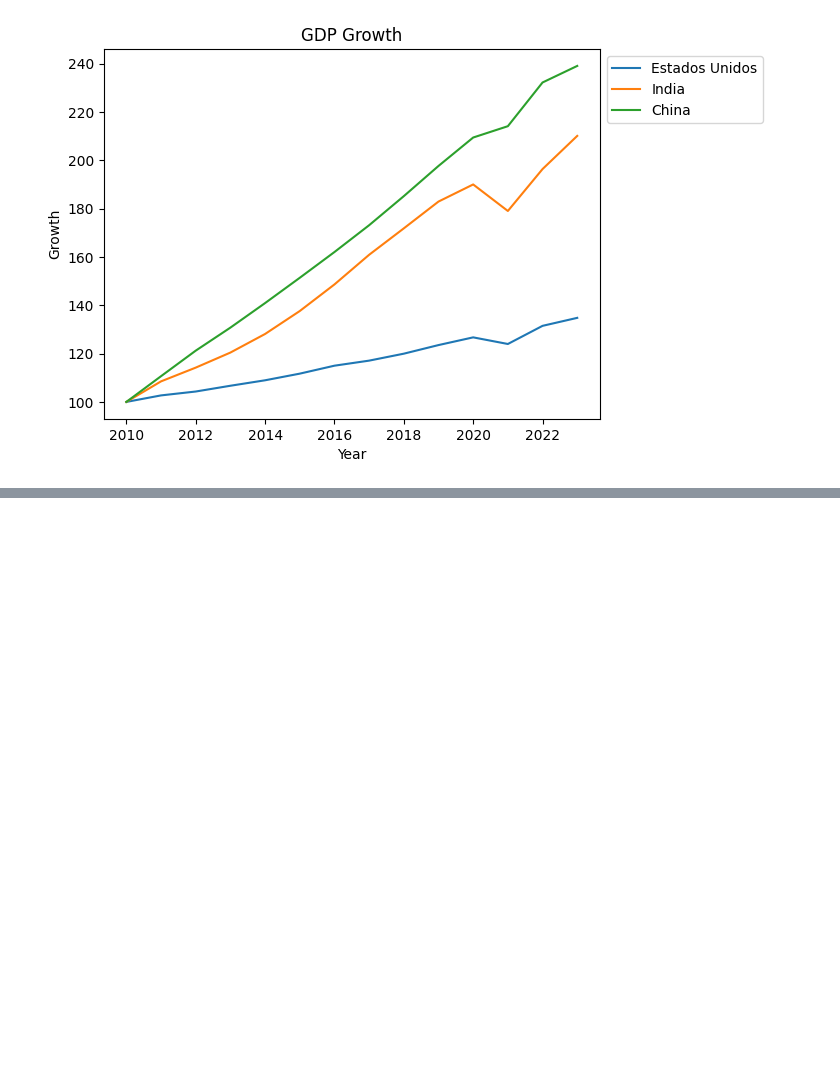
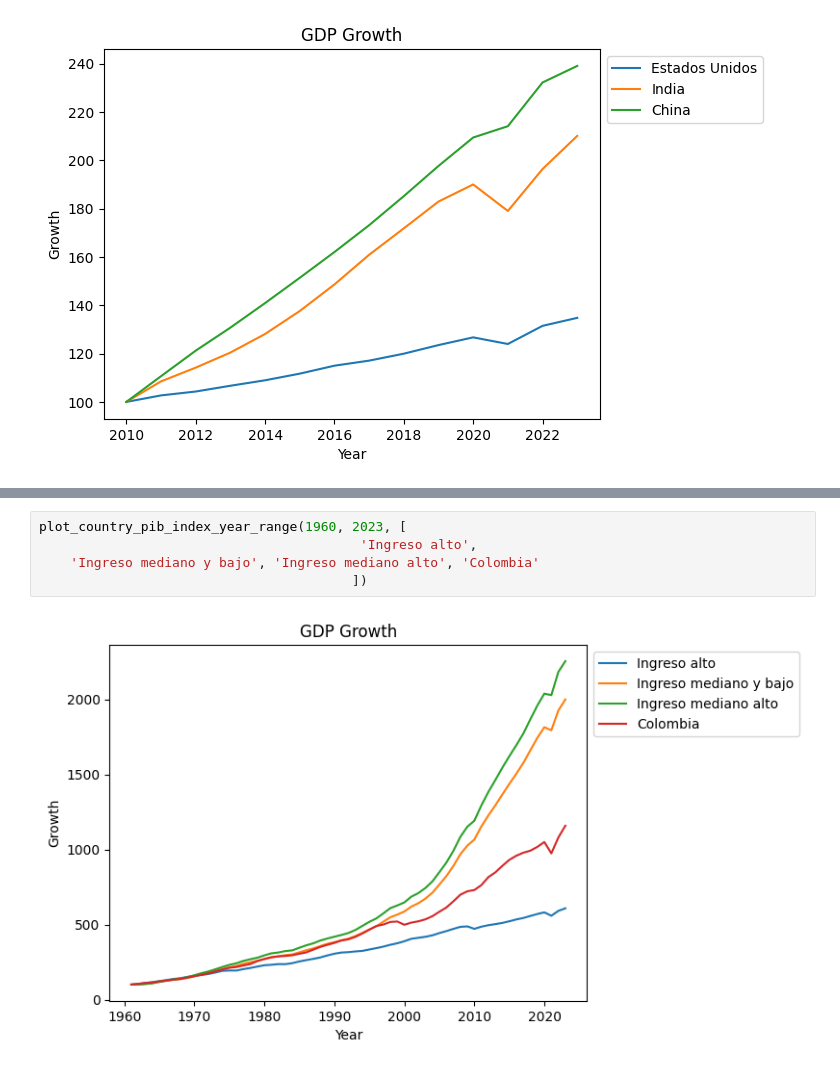
Before and after one commit to nicodigos/gdp-growth-chart, a Jupyter notebook: GDPGrowth.ipynb, the cells around one changed output, grey strips where cells are left out. Drawn from its saved outputs; the diff is of its cells as text; blank space fills up the shorter version.

```diff
--- a/GDPGrowth.ipynb
+++ b/GDPGrowth.ipynb
@@ -252,0 +269,7 @@ plot_country_pib_index_year_range(2010, 2023, [
+# %%
+plot_country_pib_index_year_range(1960, 2023, [
+                                         'Ingreso alto',
+    'Ingreso mediano y bajo', 'Ingreso mediano alto', 'Colombia'
+                                        ])
+# %% [output]
+[figure, added]
```
Also changed, not shown: parts of 4 cells of this notebook.
